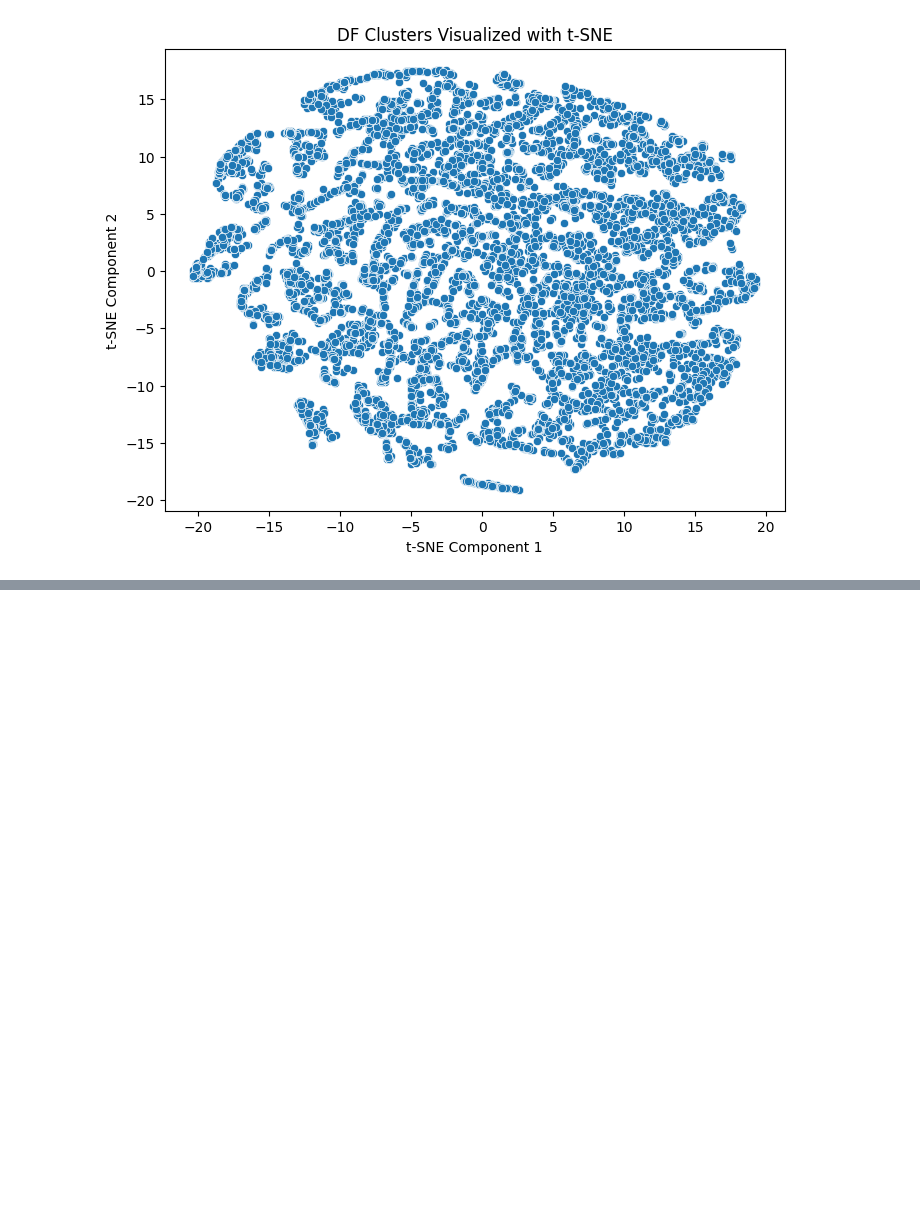
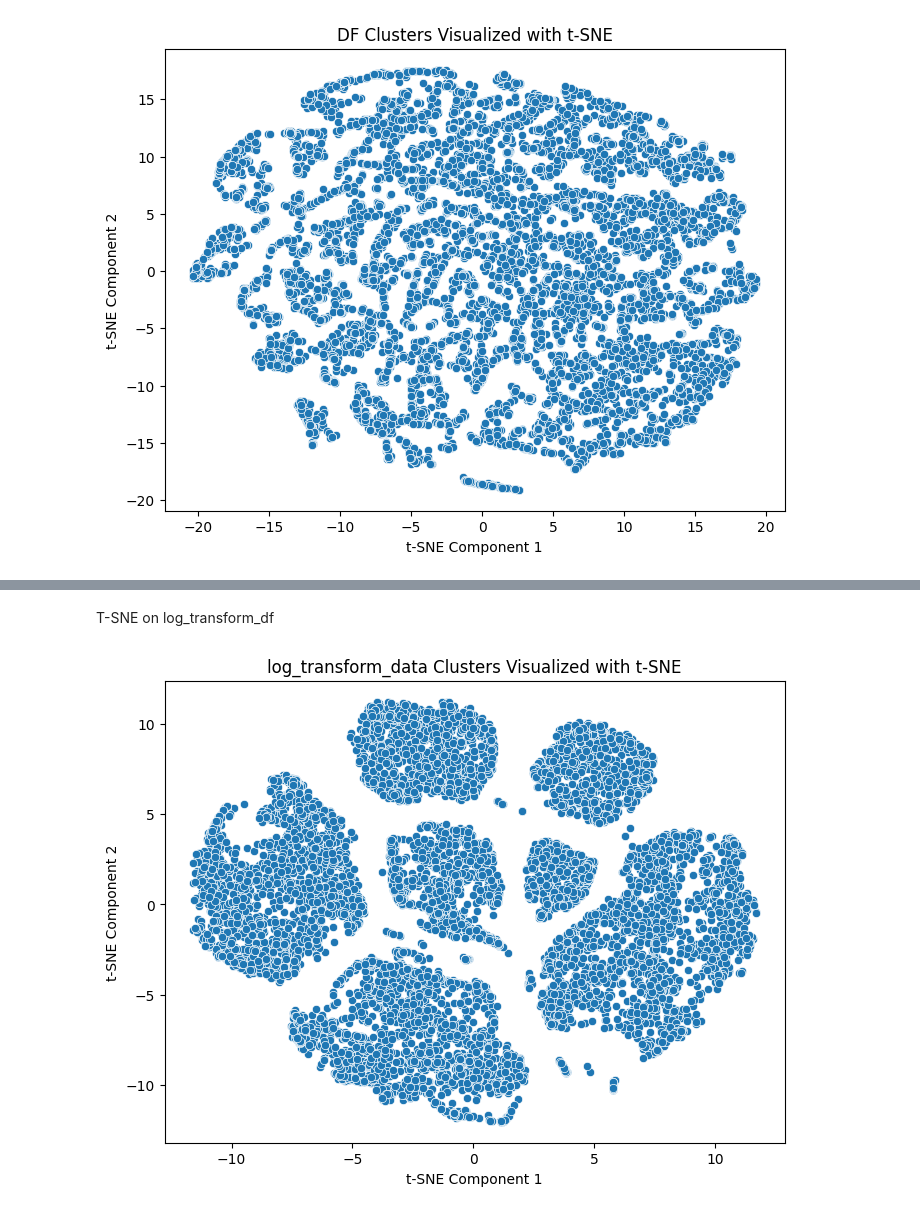
Before and after one commit to Payal2000/Advanced-Data-Science-INFO-7390, a Jupyter notebook: Understanding_Data_Assignment_1.ipynb, the cells around one changed output, grey strips where cells are left out. Saved outputs shown, nothing was run; the diff lists cells and outputs as text; code cells hidden in the pictures; blank space fills up the shorter version.

```diff
--- a/Understanding_Data_Assignment_1.ipynb
+++ b/Understanding_Data_Assignment_1.ipynb
@@ -618,0 +679,16 @@ plt.show()
+# %% [markdown]
+T-SNE on log_transform_df
+# %%
+tsne_log_transform_data = TSNE(n_components=2,  perplexity=40, learning_rate=0.2, n_iter=2000)
+X_tsne = tsne_data.fit_transform(log_transform_data)
+
+# Add the cluster information to the reduced data
+log_transform_data_tsne = pd.DataFrame(data=X_tsne, columns=['t-SNE Component 1', 't-SNE Component 2'])
+
+# Plotting
+plt.figure (figsize=(8,6))
+sns.scatterplot(x='t-SNE Component 1', y='t-SNE Component 2', data=log_transform_data_tsne)
+plt.title('log_transform_data Clusters Visualized with t-SNE')
+plt.show()
+# %% [output]
+[figure, added]
```
Also changed, not shown: parts of 10 cells of this notebook.
